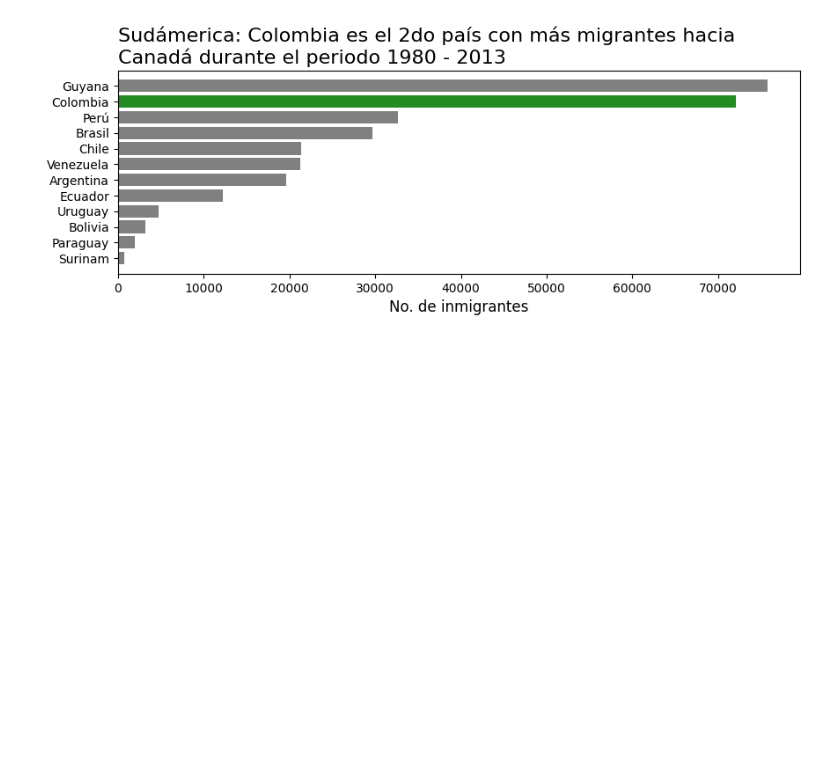
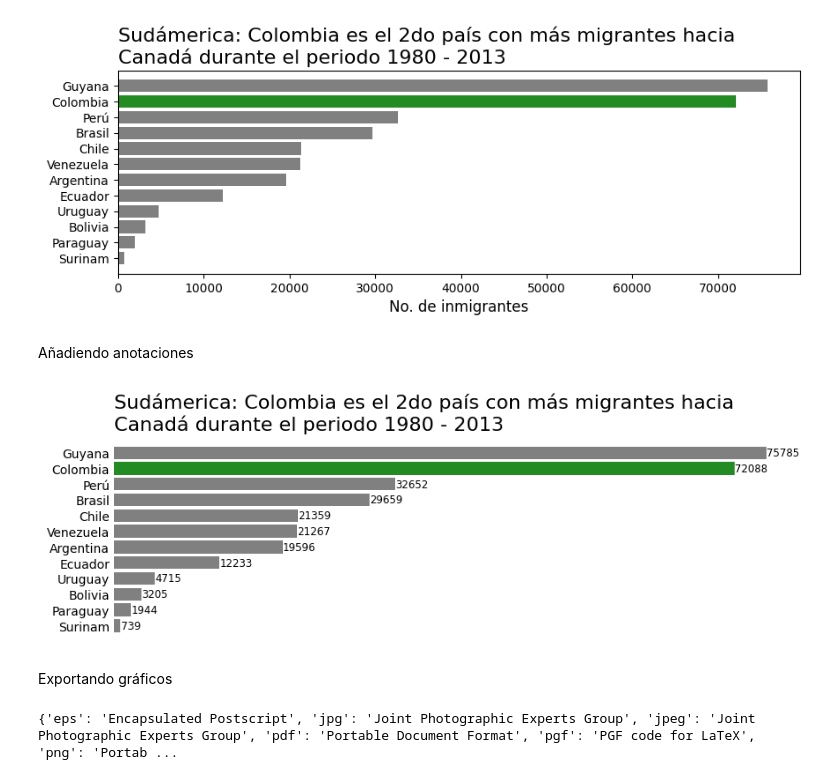
Before and after one commit to mg253a/visualizacion_de_datos_con_python, a Jupyter notebook: visualizacion_de_datos_con_python.ipynb, the cells around one changed output. Drawn from its saved outputs; the diff is of its cells as text; code cells hidden in the pictures; blank space fills up the shorter version.

```diff
--- a/visualizacion_de_datos_con_python.ipynb
+++ b/visualizacion_de_datos_con_python.ipynb
@@ -390,3 +390,39 @@ ax.yaxis.set_tick_params(labelsize=10)
 plt.show()
 # %% [output]
 [figure]
+# %% [markdown]
+Añadiendo anotaciones
+# %%
+colores = []
+for pais in sudamerica_sorted.index:
+  if pais == 'Colombia':
+    colores.append('forestgreen')
+  else:
+    colores.append('gray')
+
+fig, ax = plt.subplots(figsize=(10,3))
+
+ax.set_frame_on(False)
+ax.xaxis.set_visible(False)
+#ax.yaxis.set_visible(False)
+ax.tick_params(axis='y', which='both', size=0)
+
+ax.barh(sudamerica_sorted.index, sudamerica_sorted['Total'], color=colores)
+ax.set_title('Sudámerica: Colombia es el 2do país con más migrantes hacia\nCanadá durante el periodo 1980 - 2013', fontsize=16, loc='left')
+ax.set_ylabel('')
+#ax.set_xlabel('No. de inmigrantes', fontsize=12)
+#ax.xaxis.set_tick_params(labelsize=10)
+ax.yaxis.set_tick_params(labelsize=10)
+
+for i,j in enumerate(sudamerica_sorted['Total']):
+  ax.text(j+20,i,str(j),color='black', fontsize=8.5, ha='left', va='center')
+
+plt.show()
+# %% [output]
+[figure, added]
+# %% [markdown]
+Exportando gráficos
+# %%
+print(fig.canvas.get_supported_filetypes())
+# %% [output]
+{'eps': 'Encapsulated Postscript', 'jpg': 'Joint Photographic Experts Group', 'jpeg': 'Joint Photographic Experts Group', 'pdf': 'Portable Document Format', 'pgf': 'PGF code for LaTeX', 'png': 'Portab ...
```
Also changed, not shown: parts of 4 cells of this notebook.
